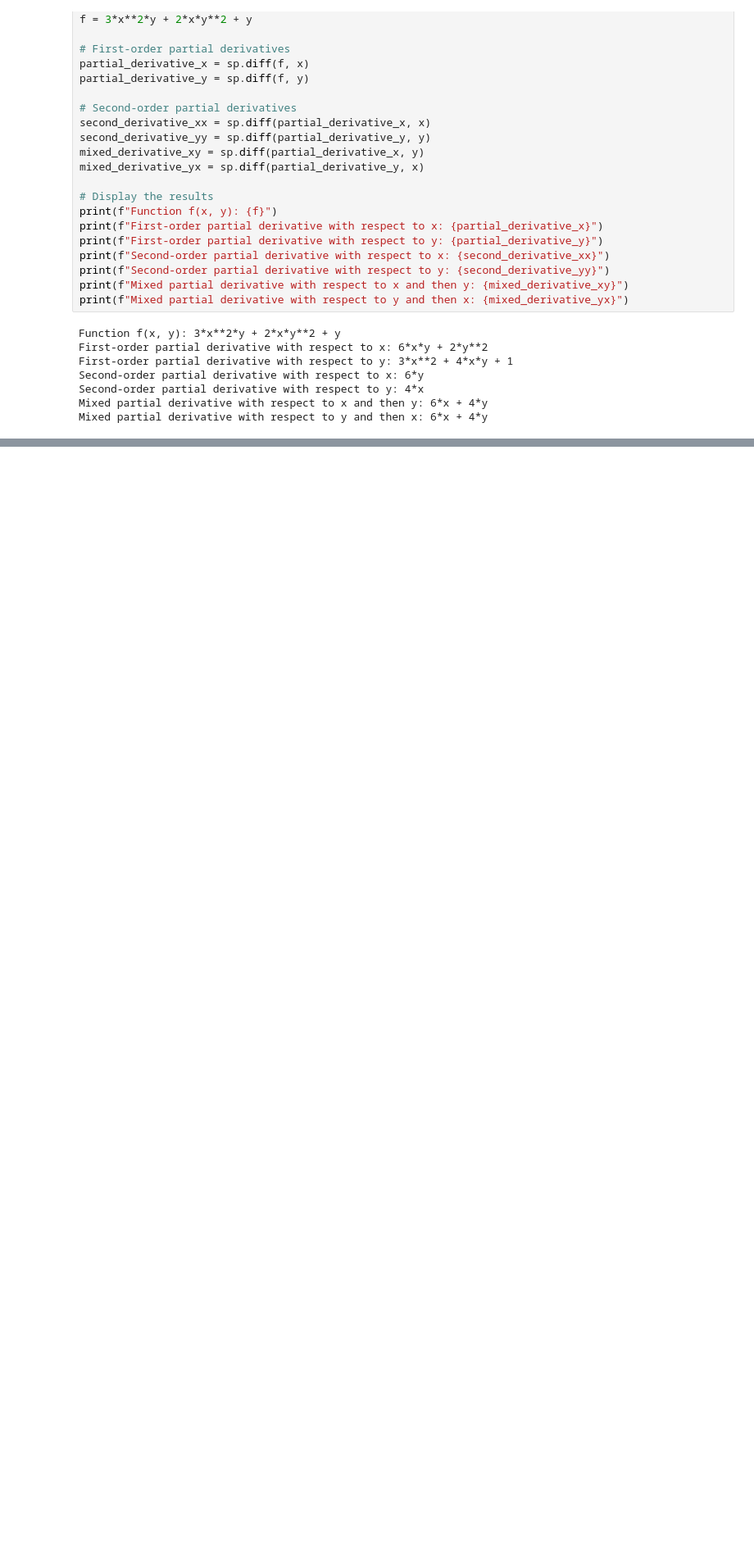
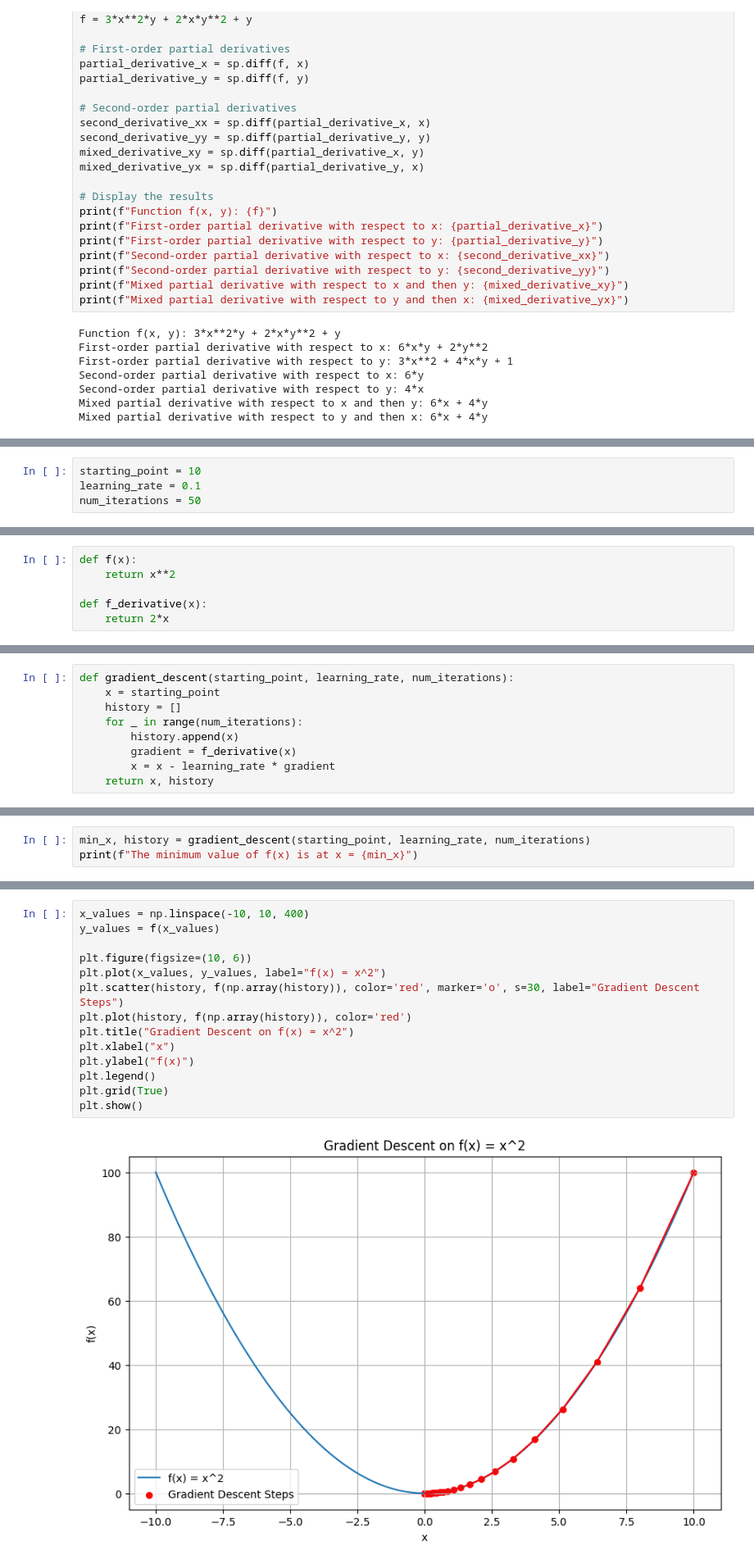
Before and after one commit to Dazurashi/Data-Science, a Jupyter notebook: Math-and-Statistics/calculus.ipynb, the cells around one changed output, grey strips where cells are left out. Shown at 82% size. Saved outputs shown, nothing was run; the diff lists cells and outputs as text; blank space fills up the shorter version.

```diff
--- a/Math-and-Statistics/calculus.ipynb
+++ b/Math-and-Statistics/calculus.ipynb
@@ -568,0 +578,4 @@ Like said in the beginning of this section, in the example we are looking at a s
+# %%
+starting_point = 10
+learning_rate = 0.1
+num_iterations = 50
@@ -568,0 +585,6 @@ Like said in the beginning of this section, in the example we are looking at a s
+# %%
+def f(x):
+    return x**2
+
+def f_derivative(x):
+    return 2*x
@@ -568,0 +594,9 @@ Like said in the beginning of this section, in the example we are looking at a s
+# %%
+def gradient_descent(starting_point, learning_rate, num_iterations):
+    x = starting_point
+    history = []
+    for _ in range(num_iterations):
+        history.append(x)
+        gradient = f_derivative(x)
+        x = x - learning_rate * gradient
+    return x, history
@@ -568,0 +606,3 @@ Like said in the beginning of this section, in the example we are looking at a s
+# %%
+min_x, history = gradient_descent(starting_point, learning_rate, num_iterations)
+print(f"The minimum value of f(x) is at x = {min_x}")
@@ -568,0 +614,16 @@ Like said in the beginning of this section, in the example we are looking at a s
+# %%
+x_values = np.linspace(-10, 10, 400)
+y_values = f(x_values)
+
+plt.figure(figsize=(10, 6))
+plt.plot(x_values, y_values, label="f(x) = x^2")
+plt.scatter(history, f(np.array(history)), color='red', marker='o', s=30, label="Gradient Descent Steps")
+plt.plot(history, f(np.array(history)), color='red')
+plt.title("Gradient Descent on f(x) = x^2")
+plt.xlabel("x")
+plt.ylabel("f(x)")
+plt.legend()
+plt.grid(True)
+plt.show()
+# %% [output]
+[figure, added]
```
Also changed, not shown: parts of 8 cells of this notebook.
